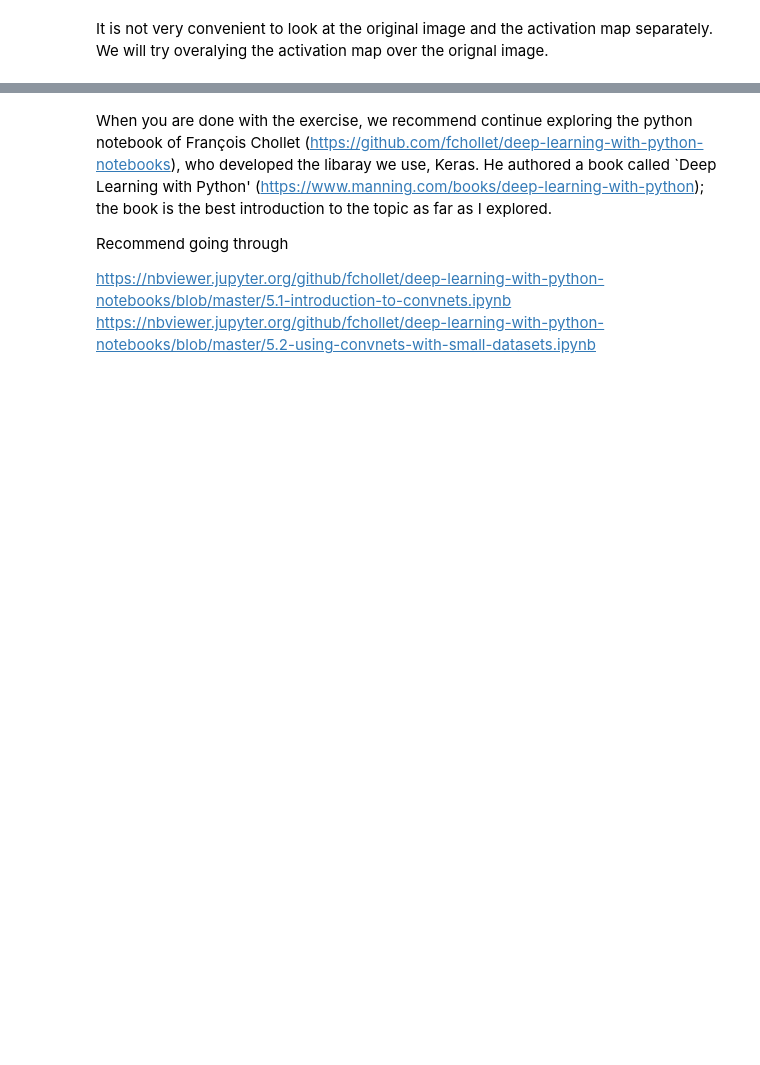
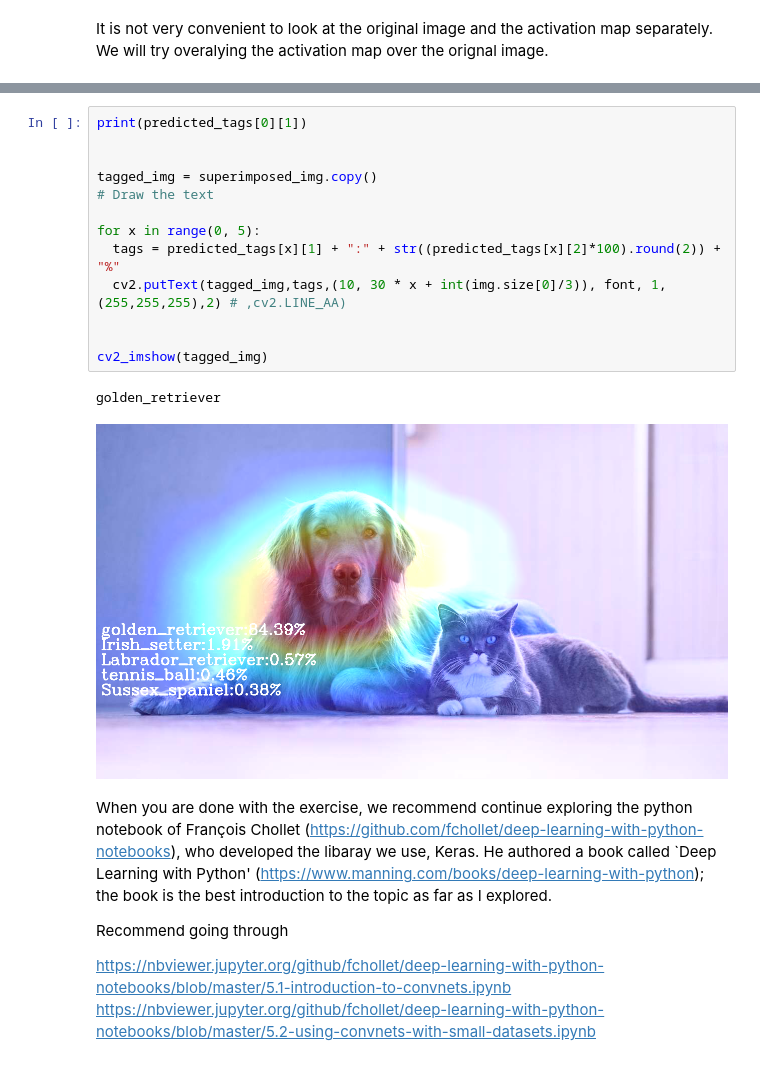
Before and after one commit to alanbseo/FlickrWorkshopUFZ, a Jupyter notebook: UFZ_1_PretrainedCNN_prediction.ipynb, the cells around one changed output, grey strips where cells are left out. Saved outputs shown, nothing was run; the diff lists cells and outputs as text; blank space fills up the shorter version.

```diff
--- a/UFZ_1_PretrainedCNN_prediction.ipynb
+++ b/UFZ_1_PretrainedCNN_prediction.ipynb
@@ -271,3 +280,19 @@ NameError: ignored
+# %%
+print(predicted_tags[0][1])
+
+
+tagged_img = superimposed_img.copy()
+# Draw the text
+
+for x in range(0, 5):
+  tags = predicted_tags[x][1] + ":" + str((predicted_tags[x][2]*100).round(2)) + "%"
+  cv2.putText(tagged_img,tags,(10, 30 * x + int(img.size[0]/3)), font, 1,(255,255,255),2) # ,cv2.LINE_AA)
+
+
+cv2_imshow(tagged_img)
+# %% [output]
+golden_retriever
+[figure, added]
 # %% [markdown]
 
 When you are done with the exercise, we recommend continue exploring the python notebook of François Chollet (https://github.com/fchollet/deep-learning-with-python-notebooks), who developed the libaray we use, Keras. He authored a book called `Deep Learning with Python' (https://www.manning.com/books/deep-learning-with-python); the book is the best introduction to the topic as far as I explored.
```
Also changed, not shown: parts of 6 cells of this notebook.
